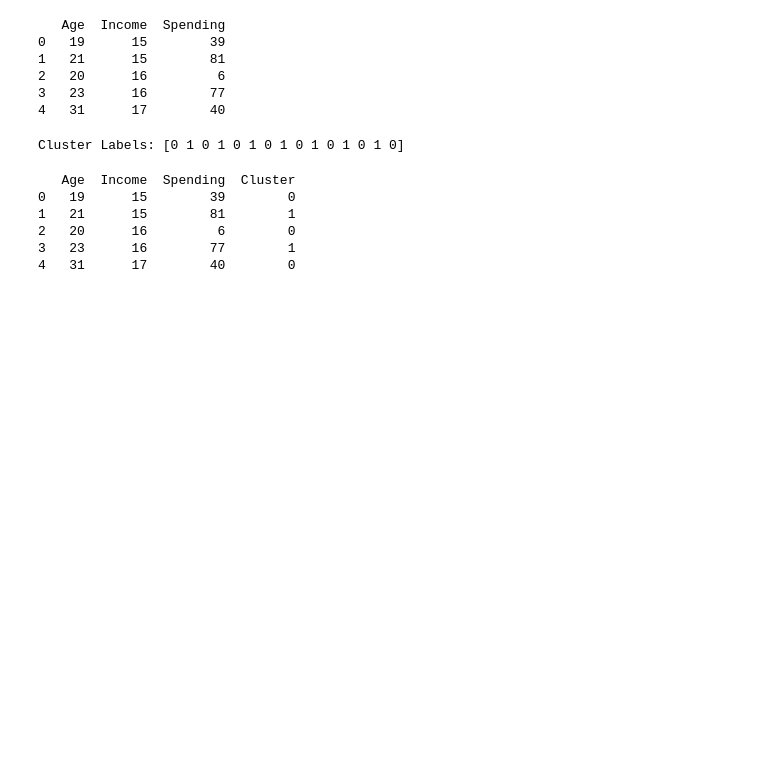
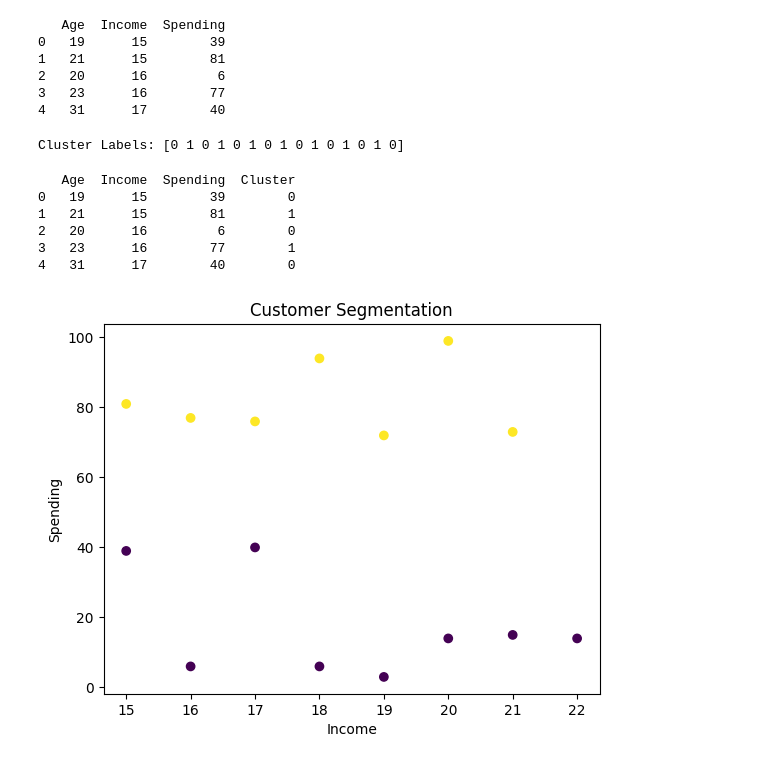
Before and after one commit to Savindi2002/data-science-journey, a Jupyter notebook: textminingproject/kcluster.ipynb, the cells around one changed output. Saved outputs shown, nothing was run; the diff lists cells and outputs as text; code cells hidden in the pictures; blank space fills up the shorter version.

Commit message:
visualize

```diff
--- a/textminingproject/kcluster.ipynb
+++ b/textminingproject/kcluster.ipynb
@@ -88,3 +88,15 @@ print(data.head())
 2   20      16         6        0
 3   23      16        77        1
 4   31      17        40        0
+# %%
+import matplotlib.pyplot as plt
+
+plt.scatter(data["Income"], data["Spending"], c=data["Cluster"])
+
+plt.xlabel("Income")
+plt.ylabel("Spending")
+plt.title("Customer Segmentation")
+
+plt.show()
+# %% [output]
+[figure, added]
```
